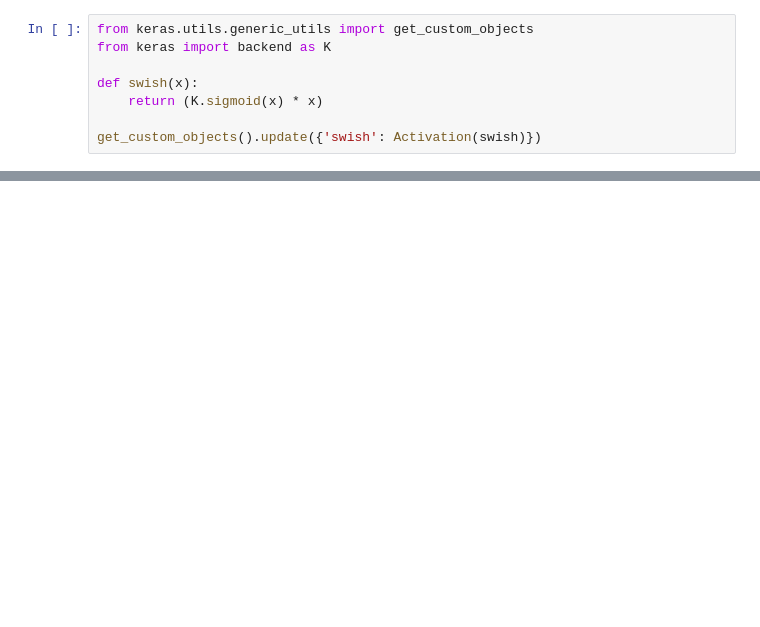
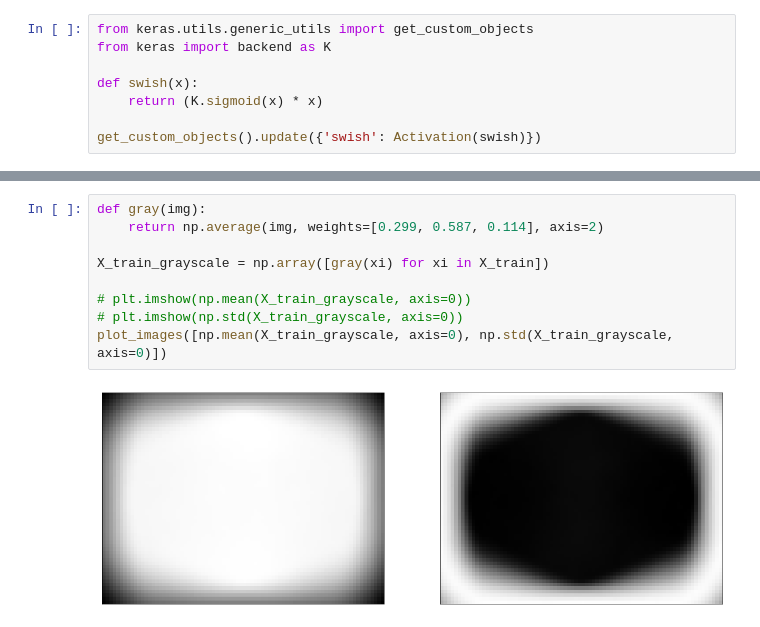
Before and after one commit to dna-witch/blood, a Jupyter notebook: Blood.ipynb, the cells around one changed output, grey strips where cells are left out. Saved outputs shown, nothing was run; the diff lists cells and outputs as text; blank space fills up the shorter version.

```diff
--- a/Blood.ipynb
+++ b/Blood.ipynb
@@ -90,0 +92,11 @@ plot_images(X_train[0:100], rows=10, figsize=(20,20))
+# %%
+def gray(img):
+    return np.average(img, weights=[0.299, 0.587, 0.114], axis=2)
+
+X_train_grayscale = np.array([gray(xi) for xi in X_train])
+
+# plt.imshow(np.mean(X_train_grayscale, axis=0))
+# plt.imshow(np.std(X_train_grayscale, axis=0))
+plot_images([np.mean(X_train_grayscale, axis=0), np.std(X_train_grayscale, axis=0)])
+# %% [output]
+[figure, added]
```
Also changed, not shown: parts of 15 cells of this notebook.
